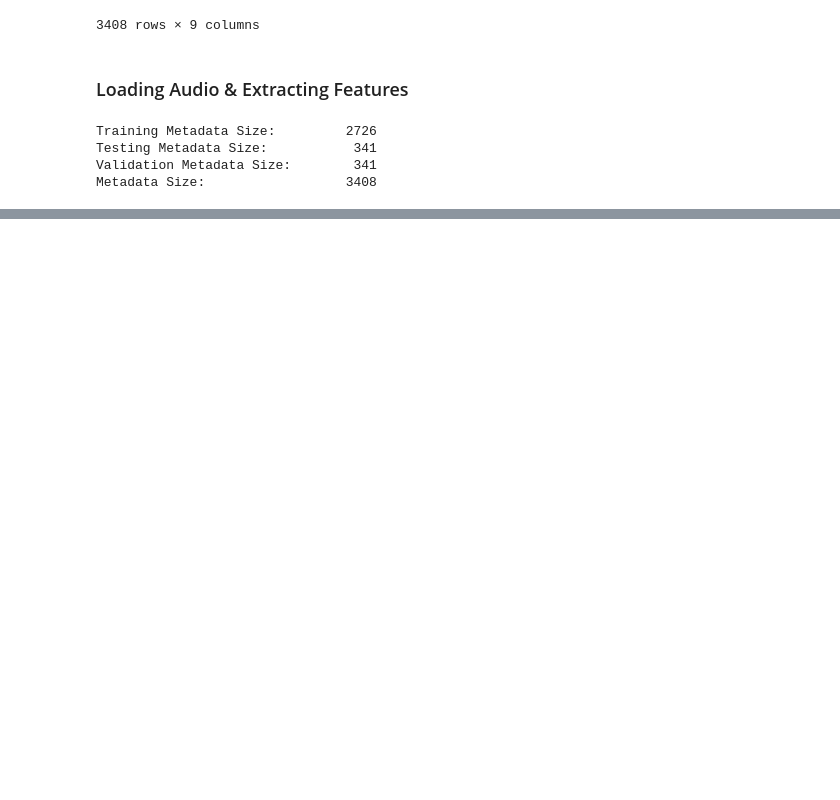
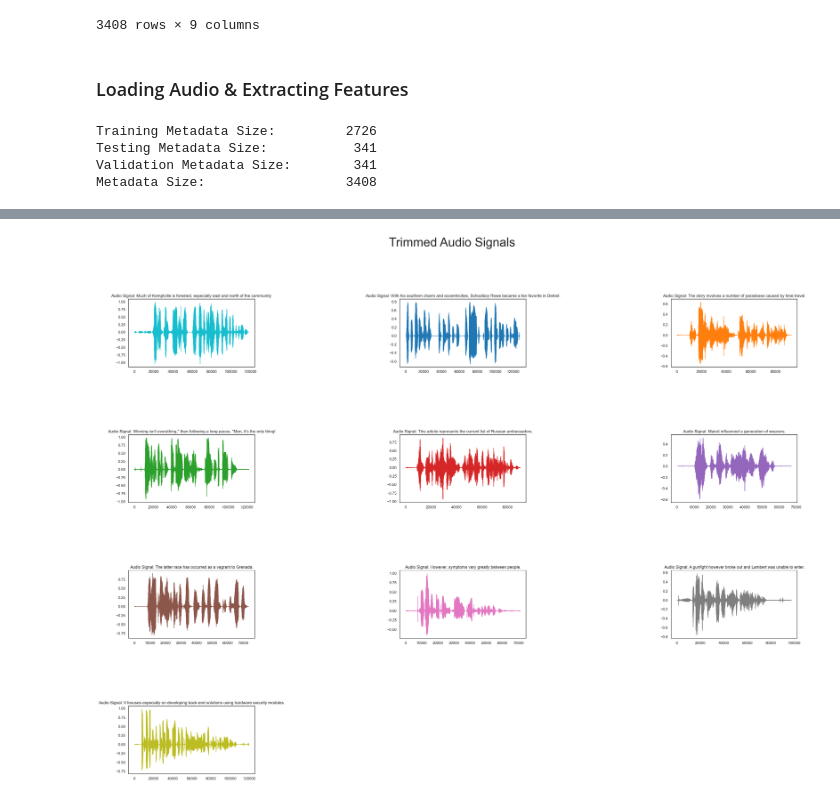
Before and after one commit to Coder-Harshit/AI-ML_workbook, a Jupyter notebook: AutomaticSpeechRecognition/main.ipynb, the cells around one changed output, grey strips where cells are left out. Saved outputs shown, nothing was run; the diff lists cells and outputs as text; code cells hidden in the pictures; blank space fills up the shorter version.

```diff
--- a/AutomaticSpeechRecognition/main.ipynb
+++ b/AutomaticSpeechRecognition/main.ipynb
@@ -233,0 +236,25 @@ plt.subplots_adjust(hspace=1,wspace=1.15)
+# %%
+fig, axes = plt.subplots(nrows=4, ncols=3, figsize=(35, 25))
+axes = axes.flatten()  #for easy indexing
+fig.suptitle('Trimmed Audio Signals', fontsize=36)
+
+x = 0
+for audio_path, row in training_metadata.iterrows():
+    transcript = row['sentence']
+    audio = load_audio(dataset_path / 'en' / 'clips' / audio_path)
+    trimmed_audio, _ = librosa.effects.trim(audio)
+    axes[x].plot(trimmed_audio, lw=1, color=next(color_cycle))
+    axes[x].set_title(f"Audio Signal: {transcript}")
+    x+=1
+    if x%10==0:
+        break
+
+
+# Hide any unused subplots
+for i in range(x, len(axes)):
+    fig.delaxes(axes[i])
+
+# Adjust the spacing between subplots
+plt.subplots_adjust(hspace=1,wspace=1.15)
+# %% [output]
+[figure, added]
```
Also changed, not shown: parts of 1 cell of this notebook.
